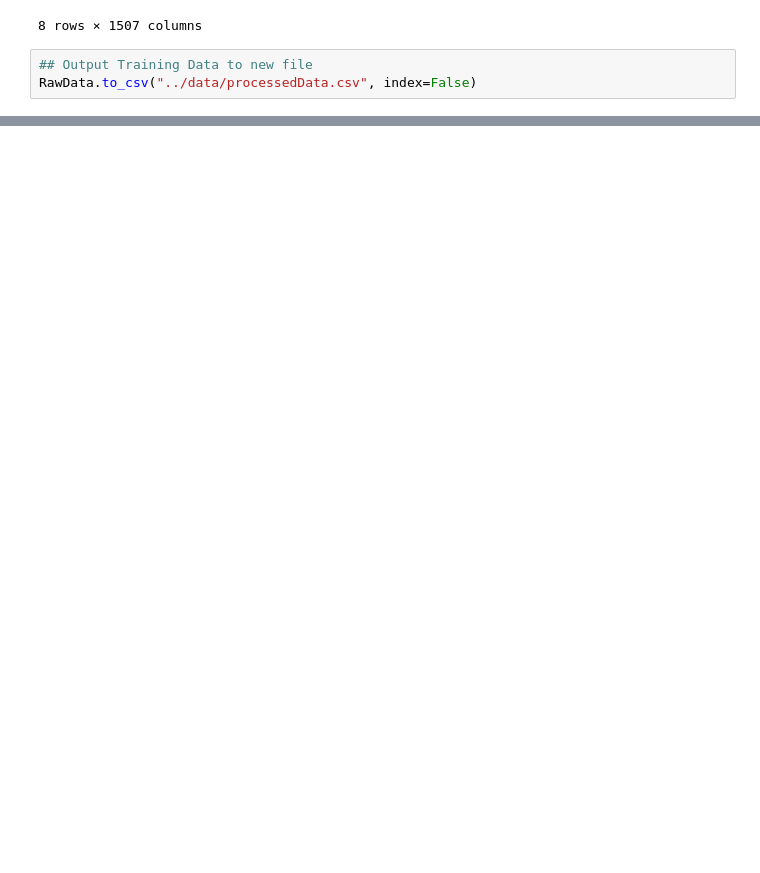
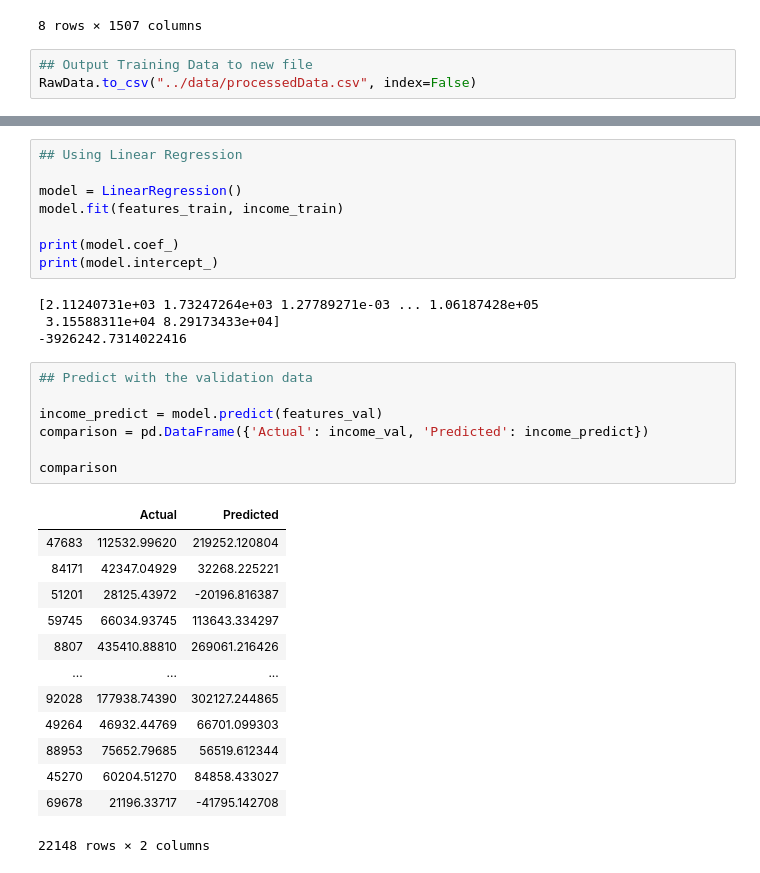
Before and after one commit to calebteo/CS7CS4-A1, a Jupyter notebook: src/Assignment_1.ipynb, the cells around one changed output, grey strips where cells are left out. Saved outputs shown, nothing was run; the diff lists cells and outputs as text; blank space fills up the shorter version.

```diff
--- a/src/Assignment_1.ipynb
+++ b/src/Assignment_1.ipynb
@@ -154,0 +186,33 @@ RawData.to_csv("../data/processedData.csv", index=False)
+# %%
+## Using Linear Regression
+
+model = LinearRegression()
+model.fit(features_train, income_train)
+
+print(model.coef_)
+print(model.intercept_)
+# %% [output]
+[2.11240731e+03 1.73247264e+03 1.27789271e-03 ... 1.06187428e+05
+ 3.15588311e+04 8.29173433e+04]
+-3926242.7314022416
+# %%
+## Predict with the validation data
+
+income_predict = model.predict(features_val)
+comparison = pd.DataFrame({'Actual': income_val, 'Predicted': income_predict})
+
+comparison
+# %% [output]
+|  | Actual | Predicted |
+| 47683 | 112532.99620 | 219252.120804 |
+| 84171 | 42347.04929 | 32268.225221 |
+| 51201 | 28125.43972 | -20196.816387 |
+| 59745 | 66034.93745 | 113643.334297 |
+| 8807 | 435410.88810 | 269061.216426 |
+| ... | ... | ... |
+| 92028 | 177938.74390 | 302127.244865 |
+| 49264 | 46932.44769 | 66701.099303 |
+| 88953 | 75652.79685 | 56519.612344 |
+| 45270 | 60204.51270 | 84858.433027 |
+| 69678 | 21196.33717 | -41795.142708 |
+22148 rows × 2 columns
```
Also changed, not shown: parts of 6 cells of this notebook.
